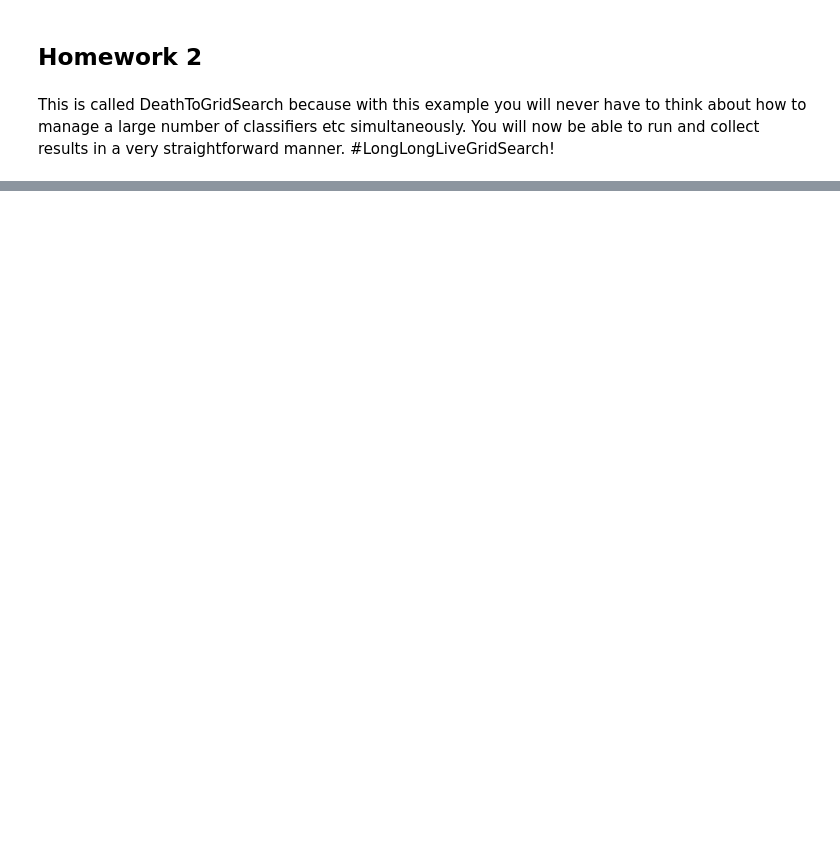
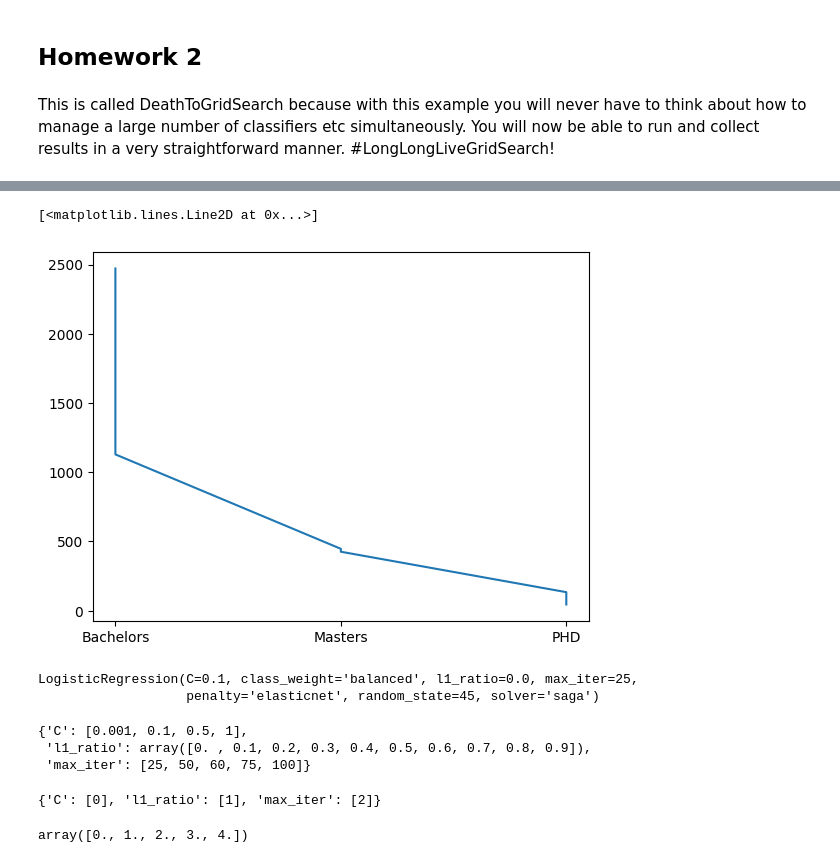
Before and after one commit to KendallScott/ML2, a Jupyter notebook: Scott_Kendall_HW2.ipynb, the cells around one changed output, grey strips where cells are left out. Saved outputs shown, nothing was run; the diff lists cells and outputs as text; code cells hidden in the pictures; blank space fills up the shorter version.

```diff
--- a/Scott_Kendall_HW2.ipynb
+++ b/Scott_Kendall_HW2.ipynb
@@ -18,0 +19,6 @@ data = HistoricalData('ETH-USD',300,'2020-06-01-00-00').retrieve_data()
+# %%
+from google.colab import drive
+drive.mount('/content/drive', force_remount=True)
+#https://www.kaggle.com/datasets/tawfikelmetwally/employee-dataset?resource=download
+
+df = pd.read_csv('/content/drive/MyDrive/Employee.csv', encoding = 'ISO-8859-1',low_memory=False)
@@ -18,0 +78,2 @@ data = HistoricalData('ETH-USD',300,'2020-06-01-00-00').retrieve_data()
+# %%
+education = df[['Education', 'LeaveOrNot','City']].groupby(['Education', 'LeaveOrNot']).count().reset_index()
@@ -19,6 +90,29 @@ data = HistoricalData('ETH-USD',300,'2020-06-01-00-00').retrieve_data()
 # %%
 # prompt: create graph of data df using index for date and close on line plot
 
 import matplotlib.pyplot as plt
 
-plt.plot(data.time, data['Close'], label='Close')
+plt.plot(education['Education'], education['City'], label='LeaveOrNot')
+# %% [output]
+[<matplotlib.lines.Line2D at 0x...>]
+[figure, added]
+# %%
+print(model)
+# %% [output]
+LogisticRegression(C=0.1, class_weight='balanced', l1_ratio=0.0, max_iter=25,
+                   penalty='elasticnet', random_state=45, solver='saga')
+# %%
+hyper_dict
+# %% [output]
+{'C': [0.001, 0.1, 0.5, 1],
+ 'l1_ratio': array([0. , 0.1, 0.2, 0.3, 0.4, 0.5, 0.6, 0.7, 0.8, 0.9]),
+ 'max_iter': [25, 50, 60, 75, 100]}
+# %%
+{key: [index for index, x in enumerate(hyper_dict) if x == key] for key in hyper_dict}
+# %% [output]
+{'C': [0], 'l1_ratio': [1], 'max_iter': [2]}
+# %%
+ test =[0,1,2,3,4]
+np.append(grid_results, test)
+# %% [output]
+array([0., 1., 2., 3., 4.])
```
Also changed, not shown: parts of 22 cells of this notebook.
